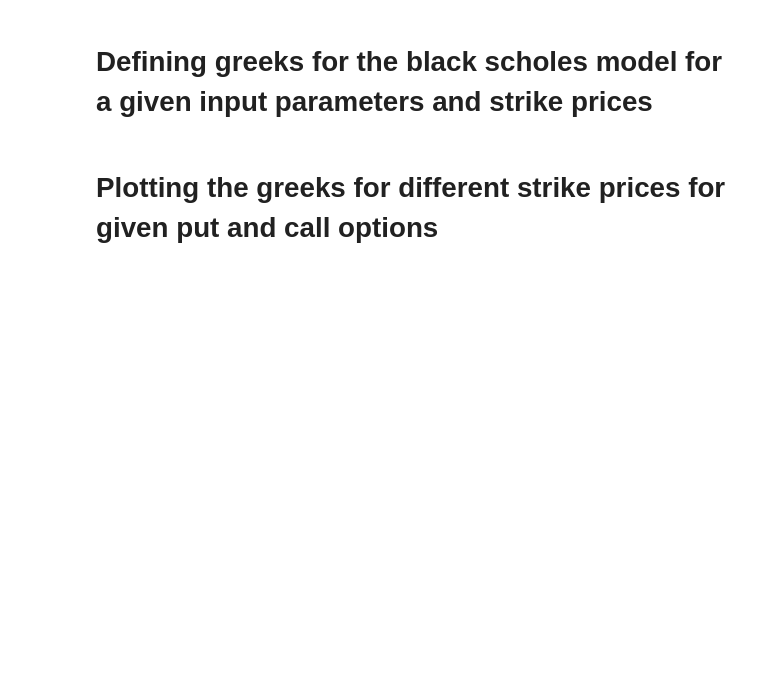
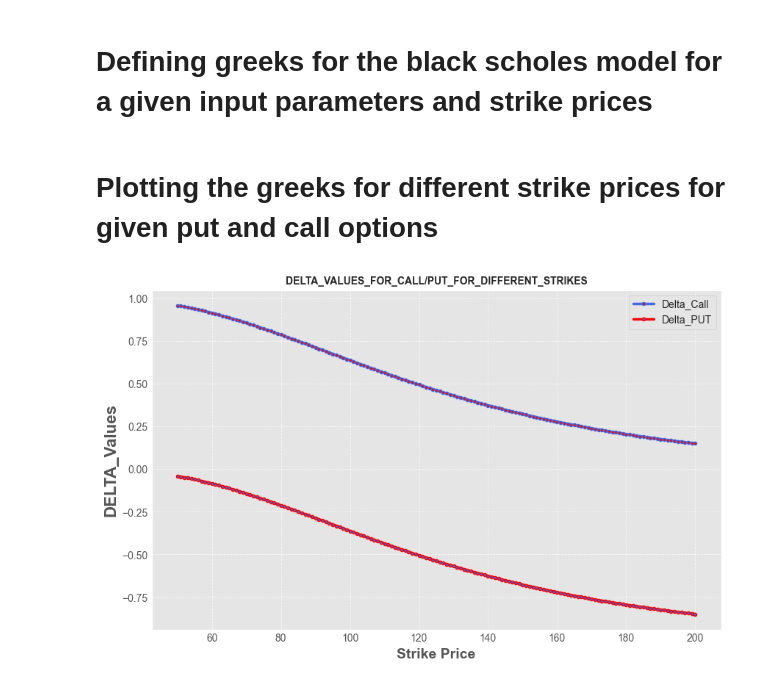
Before and after one commit to Kai-tech-bit/PROJECT_2_BSM_MONTE_CARLO, a Jupyter notebook: code_file.ipynb, the cells around one changed output. Drawn from its saved outputs; the diff is of its cells as text; code cells hidden in the pictures; blank space fills up the shorter version.

```diff
--- a/code_file.ipynb
+++ b/code_file.ipynb
@@ -395,9 +395,9 @@ def THETA(Type,stock,strike_price,volatility,risk_free_rate,duration):
     d1=(np.log(stock/strike_price)+(risk_free_rate+0.5*volatility**2)*duration)/(volatility*np.sqrt(duration))
     d2=d1-volatility*np.sqrt(duration)
     if Type == 'call':
-        return -stock*stats.norm.pdf(d1)*volatility*np.sqrt(duration) - risk_free_rate*strike_price*np.exp(-risk_free_rate*duration)*stats.norm.cdf(d2)
+        return -stock*stats.norm.pdf(d1)*volatility/(np.sqrt(duration))*0.5 - risk_free_rate*strike_price*np.exp(-risk_free_rate*duration)*stats.norm.cdf(d2)
     elif Type == 'put':
-        return -stock*stats.norm.pdf(d1)*volatility*np.sqrt(duration) + risk_free_rate*strike_price*np.exp(-risk_free_rate*duration)*stats.norm.cdf(-d2)
+        return -stock*stats.norm.pdf(d1)*volatility/(np.sqrt(duration))*0.5 + risk_free_rate*strike_price*np.exp(-risk_free_rate*duration)*stats.norm.cdf(-d2)
     else:
         raise ValueError('Invalid option type. Please choose either "call" or "put".')
 
@@ -423,8 +423,8 @@ GREEKS_BSM['VEGA_CALL']=GREEKS_BSM['Strikes'].apply(lambda x: VEGA('call',S_0,x,
 GREEKS_BSM['VEGA_PUT']=GREEKS_BSM['Strikes'].apply(lambda x: VEGA('PUT',S_0,x,volatility,r,duration))
 GREEKS_BSM['THETA_CALL']=GREEKS_BSM['Strikes'].apply(lambda x: THETA('call',S_0,x,volatility,r,duration))
 GREEKS_BSM['THETA_PUT']=GREEKS_BSM['Strikes'].apply(lambda x: THETA('PUT',S_0,x,volatility,r,duration))
-GREEKS_BSM['RHO_CALL']=GREEKS_BSM['Strikes'].apply(lambda x: THETA('CALL',S_0,x,volatility,r,duration))
-GREEKS_BSM['RHO_PUT']=GREEKS_BSM['Strikes'].apply(lambda x: THETA('PUT',S_0,x,volatility,r,duration))
+GREEKS_BSM['RHO_CALL']=GREEKS_BSM['Strikes'].apply(lambda x: RHO('CALL',S_0,x,volatility,r,duration))
+GREEKS_BSM['RHO_PUT']=GREEKS_BSM['Strikes'].apply(lambda x: RHO('PUT',S_0,x,volatility,r,duration))
 
 fig_path = os.path.join(results_dir,'Delta_Gamma_Vega_Theta_Rho_BSM.csv')
 GREEKS_BSM.to_csv(fig_path)
@@ -433,16 +433,84 @@ GREEKS_BSM.to_csv(fig_path)
 # %%
 import matplotlib.pyplot as plt
 import seaborn as sns
 
-sns.set_style('ticks')
+plt.style.use('ggplot')
 GREEKS_BSM                          # Loading the GREEKS DATA file
 
                                     # Plotting the Delta for the given call and put prices with respect to the strikes
 plt.figure(figsize=(10, 6))
-plt.plot(GREEKS_BSM['Strikes'], GREEKS_BSM['DELTA_CALL'], label='Delta_Call', color='blue')
-plt.plot(GREEKS_BSM['Strikes'], GREEKS_BSM['DELTA_PUT'], label='Delta_PUT',color='red')
+plt.plot(GREEKS_BSM['Strikes'], GREEKS_BSM['DELTA_CALL'], label='Delta_Call', color='royalblue',linewidth=2.5,linestyle='-',marker='o',markersize='3',markerfacecolor='red')
+plt.plot(GREEKS_BSM['Strikes'], GREEKS_BSM['DELTA_PUT'], label='Delta_PUT',color='red',linewidth=2.5,linestyle='-',marker='o',markersize='3',markerfacecolor='royalblue')
 plt.legend(loc='upper right', frameon=True)
 plt.title('DELTA_VALUES_FOR_CALL/PUT_FOR_DIFFERENT_STRIKES',fontdict={'fontweight':'bold','fontsize':10})
-plt.xlabel('Strike Price',fontdict={'fontweight':'bold','fontsize':10})
-plt.ylabel('DELTA_Values',fontdict={'fontweight':'bold','fontsize':10})
-plt.grid(True)
+plt.xlabel('Strike Price',fontdict={'fontweight':'bold','fontsize':14})
+plt.ylabel('DELTA_Values',fontdict={'fontweight':'bold','fontsize':16})
+plt.grid(True,linestyle='--',linewidth=0.6,alpha=0.7)
+fig_path=os.path.join(results_dir,'DELTA VS STRIKE.png')
+plt.savefig(fig_path)
+plt.show()
+
+
+                                    #    Plotting the gamma for the given call and put prices with respect to the strikes
+
+plt.figure(figsize=(10, 6))
+plt.plot(GREEKS_BSM['Strikes'], GREEKS_BSM['GAMMA_CALL'], label='GAMMA_Call', color='royalblue',linewidth=2.5,linestyle='-',marker='o',markersize='3',markerfacecolor='red')
+plt.plot(GREEKS_BSM['Strikes'], GREEKS_BSM['GAMMA_PUT'], label='GAMMA_PUT',color='red',linewidth=2.5,linestyle='-',marker='o',markersize='3',markerfacecolor='royalblue')
+plt.legend(loc='upper right', frameon=True)
+plt.title('GAMMA_VALUES_FOR_CALL/PUT_FOR_DIFFERENT_STRIKES',fontdict={'fontweight':'bold','fontsize':10})
+plt.xlabel('Strike Price',fontdict={'fontweight':'bold','fontsize':14})
+plt.ylabel('GAMMA_Values',fontdict={'fontweight':'bold','fontsize':16})
+plt.grid(True,linestyle='--',linewidth=0.6,alpha=0.7)
+fig_path=os.path.join(results_dir,'GAMMA VS STRIKE.png')
+plt.savefig(fig_path)
+plt.show()
+
+
+                                     # Plotting the vega for the given call and put prices with respect to the strikes
+
+
+plt.figure(figsize=(10, 6))
+plt.plot(GREEKS_BSM['Strikes'], GREEKS_BSM['VEGA_CALL'], label='VEGA_Call', color='royalblue',linewidth=2.5,linestyle='-',marker='o',markersize='3',markerfacecolor='red')
+plt.plot(GREEKS_BSM['Strikes'], GREEKS_BSM['VEGA_PUT'], label='VEGA_PUT',color='red',linewidth=2.5,linestyle='-',marker='o',markersize='3',markerfacecolor='royalblue')
+plt.legend(loc='upper right', frameon=True)
+plt.title('VEGA_VALUES_FOR_CALL/PUT_FOR_DIFFERENT_STRIKES',fontdict={'fontweight':'bold','fontsize':10})
+plt.xlabel('Strike Price',fontdict={'fontweight':'bold','fontsize':14})
+plt.ylabel('VEGA_Values',fontdict={'fontweight':'bold','fontsize':16})
+plt.grid(True,linestyle='--',linewidth=0.6,alpha=0.7)
+fig_path=os.path.join(results_dir,'VEGA VS STRIKE.png')
+plt.savefig(fig_path)
+plt.show()
+
+
+
+                                    # Plotting the Theta for the given call and put prices with respect to the strikes
+
+plt.figure(figsize=(10, 6))
+plt.plot(GREEKS_BSM['Strikes'], GREEKS_BSM['THETA_CALL'], label='THETA_Call', color='royalblue',linewidth=2.5,linestyle='-',marker='o',markersize='3',markerfacecolor='red')
+plt.plot(GREEKS_BSM['Strikes'], GREEKS_BSM['THETA_PUT'], label='THETA_PUT',color='red',linewidth=2.5,linestyle='-',marker='o',markersize='3',markerfacecolor='royalblue')
+plt.legend(loc='upper right', frameon=True)
+plt.title('THETA_VALUES_FOR_CALL/PUT_FOR_DIFFERENT_STRIKES',fontdict={'fontweight':'bold','fontsize':10})
+plt.xlabel('Strike Price',fontdict={'fontweight':'bold','fontsize':14})
+plt.ylabel('THETA_Values',fontdict={'fontweight':'bold','fontsize':16})
+plt.grid(True,linestyle='--',linewidth=0.6,alpha=0.7)
+fig_path=os.path.join(results_dir,'THETA VS STRIKE.png')
+plt.savefig(fig_path)
+plt.show()
+
+
+                                    # Plotting the Rho for the given call and put prices with respect to the strikes
+
+
+plt.figure(figsize=(10, 6))
+plt.plot(GREEKS_BSM['Strikes'], GREEKS_BSM['RHO_CALL'], label='RHO_Call', color='royalblue',linewidth=2.5,linestyle='-',marker='o',markersize='3',markerfacecolor='red')
+plt.plot(GREEKS_BSM['Strikes'], GREEKS_BSM['RHO_PUT'], label='RHO_PUT',color='red',linewidth=2.5,linestyle='-',marker='o',markersize='3',markerfacecolor='royalblue')
+plt.legend(loc='upper right', frameon=True)
+plt.title('RHO_VALUES_FOR_CALL/PUT_FOR_DIFFERENT_STRIKES',fontdict={'fontweight':'bold','fontsize':10})
+plt.xlabel('Strike Price',fontdict={'fontweight':'bold','fontsize':14})
+plt.ylabel('RHO_Values',fontdict={'fontweight':'bold','fontsize':16})
+plt.grid(True,linestyle='--',linewidth=0.6,alpha=0.7)
+fig_path=os.path.join(results_dir,'RHO VS STRIKE.png')
+plt.savefig(fig_path)
+plt.show()
+# %% [output]
+[figure, added]
```
Also changed, not shown: parts of 1 cell of this notebook, 11 other files.
